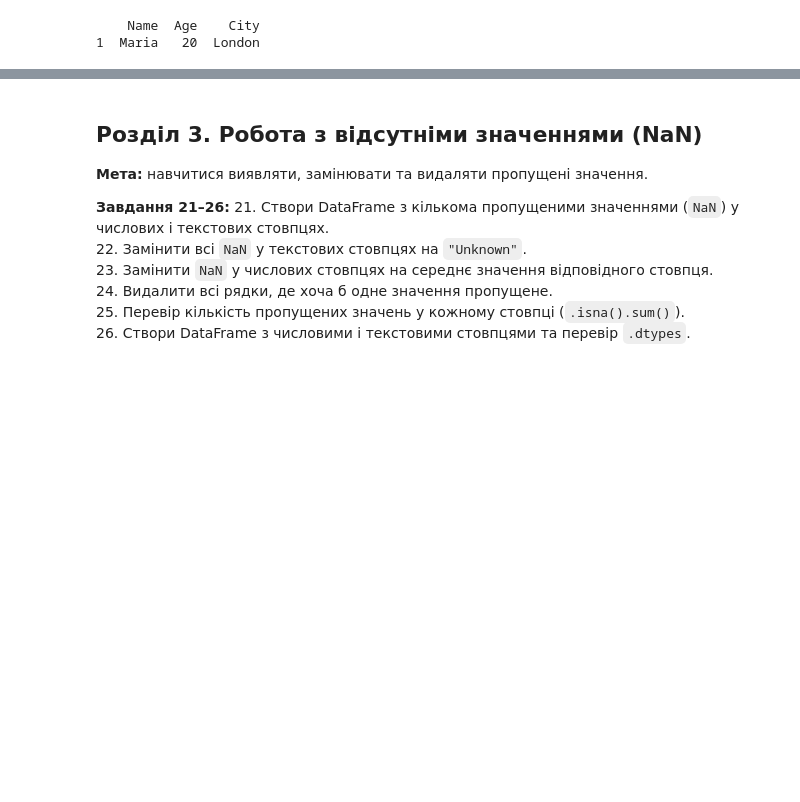
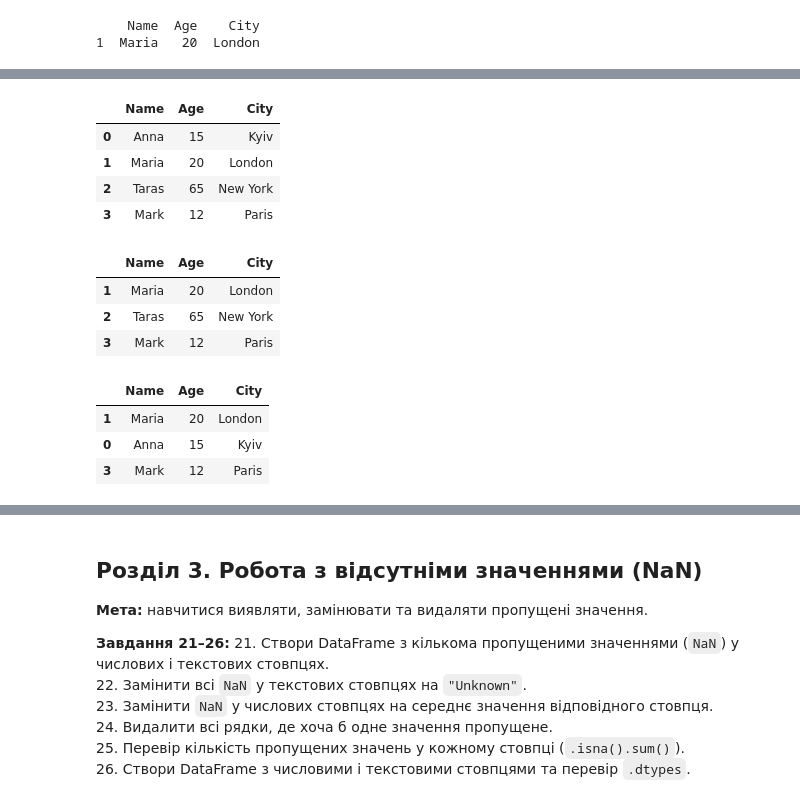
Before and after one commit to HalynaYaremenko/test-tasks-Python, a Jupyter notebook: pandas_matplotlib_practice.ipynb, the cells around one changed output, grey strips where cells are left out. Drawn from its saved outputs; the diff is of its cells as text; code cells hidden in the pictures; blank space fills up the shorter version.

```diff
--- a/pandas_matplotlib_practice.ipynb
+++ b/pandas_matplotlib_practice.ipynb
@@ -225,7 +225,31 @@ print(df_sort.sort_values('Age'))
 2  Taras   65  New York
 # %%
 # 16. Перевір, чи є дублікати в `"Name"` і видали їх.
-# 17. Відфільтруй усіх користувачів, які **не** з Києва.
-# 18. Вибери випадкові 3 рядки з DataFrame (`.sample(3)`).
-# 19. Переміскай усі рядки DataFrame (за допомогою `.sample(frac=1)`).
-# 20. Додай новий рядок до DataFrame з вигаданими даними.
+
+df['Name'].duplicated().sum()
+df = df.drop_duplicates(subset="Name", keep='first') # keep=False — видаляє всі повторювані значення
+df
+# %% [output]
+|  | Name | Age | City |
+| 0 | Anna | 15 | Kyiv |
+| 1 | Maria | 20 | London |
+| 2 | Taras | 65 | New York |
+| 3 | Mark | 12 | Paris |
+# %%
+# 17. Відфільтруй усіх користувачів, які **не** з Києва.
+
+df[df['City'].str.lower() != 'kyiv']
+# %% [output]
+|  | Name | Age | City |
+| 1 | Maria | 20 | London |
+| 2 | Taras | 65 | New York |
+| 3 | Mark | 12 | Paris |
+# %%
+# 18. Вибери випадкові 3 рядки з DataFrame (`.sample(3)`).
+
+df.sample(3)
+# %% [output]
+|  | Name | Age | City |
+| 1 | Maria | 20 | London |
+| 0 | Anna | 15 | Kyiv |
+| 3 | Mark | 12 | Paris |
```
Also changed, not shown: parts of 6 cells of this notebook.
